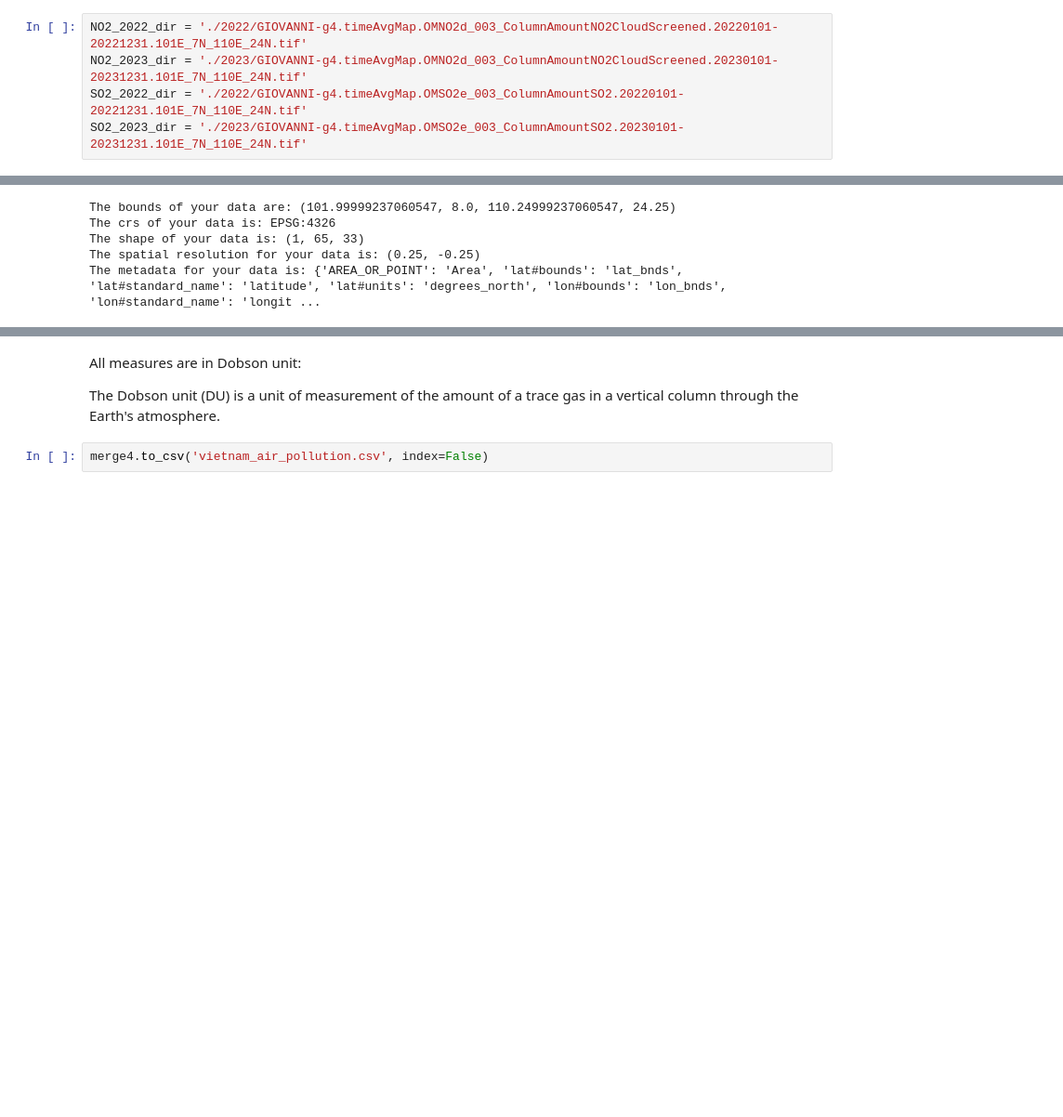
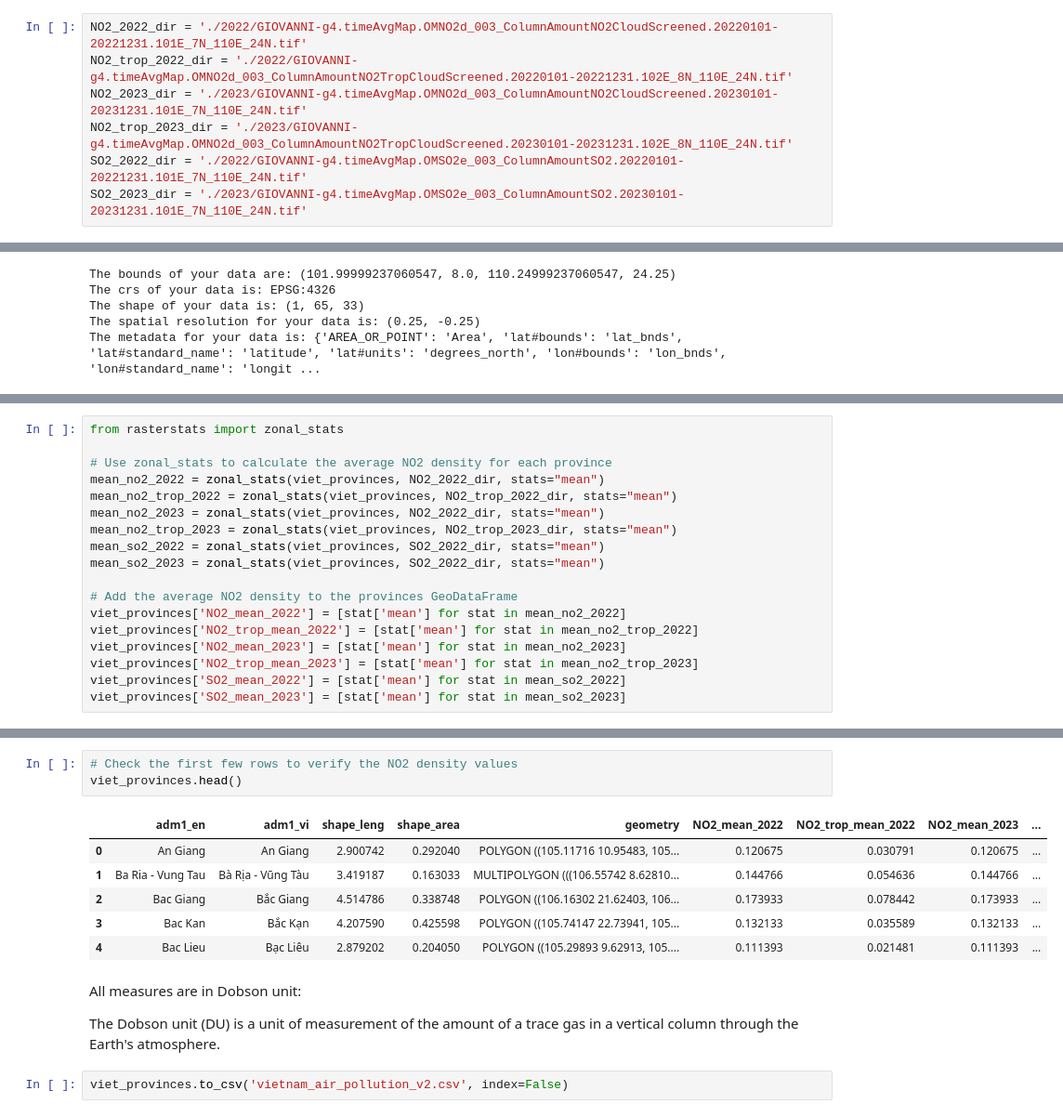
Before and after one commit to nickeubank/Vietnam_air_pollution, a Jupyter notebook: airpollution.ipynb, the cells around one changed output, grey strips where cells are left out. Shown at 93% size. Saved outputs shown, nothing was run; the diff lists cells and outputs as text; blank space fills up the shorter version.

```diff
--- a/airpollution.ipynb
+++ b/airpollution.ipynb
@@ -49,7 +49,9 @@ import rioxarray as rxr
 import earthpy as et
 # %%
 NO2_2022_dir = './2022/GIOVANNI-g4.timeAvgMap.OMNO2d_003_ColumnAmountNO2CloudScreened.20220101-20221231.101E_7N_110E_24N.tif'
+NO2_trop_2022_dir = './2022/GIOVANNI-g4.timeAvgMap.OMNO2d_003_ColumnAmountNO2TropCloudScreened.20220101-20221231.102E_8N_110E_24N.tif'
 NO2_2023_dir = './2023/GIOVANNI-g4.timeAvgMap.OMNO2d_003_ColumnAmountNO2CloudScreened.20230101-20231231.101E_7N_110E_24N.tif'
+NO2_trop_2023_dir = './2023/GIOVANNI-g4.timeAvgMap.OMNO2d_003_ColumnAmountNO2TropCloudScreened.20230101-20231231.102E_8N_110E_24N.tif'
 SO2_2022_dir = './2022/GIOVANNI-g4.timeAvgMap.OMSO2e_003_ColumnAmountSO2.20220101-20221231.101E_7N_110E_24N.tif'
 SO2_2023_dir = './2023/GIOVANNI-g4.timeAvgMap.OMSO2e_003_ColumnAmountSO2.20230101-20231231.101E_7N_110E_24N.tif'
 # %%
@@ -316,0 +160,18 @@ merge4
+# %%
+from rasterstats import zonal_stats
+
+# Use zonal_stats to calculate the average NO2 density for each province
+mean_no2_2022 = zonal_stats(viet_provinces, NO2_2022_dir, stats="mean")
+mean_no2_trop_2022 = zonal_stats(viet_provinces, NO2_trop_2022_dir, stats="mean")
+mean_no2_2023 = zonal_stats(viet_provinces, NO2_2022_dir, stats="mean")
+mean_no2_trop_2023 = zonal_stats(viet_provinces, NO2_trop_2023_dir, stats="mean")
+mean_so2_2022 = zonal_stats(viet_provinces, SO2_2022_dir, stats="mean")
+mean_so2_2023 = zonal_stats(viet_provinces, SO2_2022_dir, stats="mean")
+
+# Add the average NO2 density to the provinces GeoDataFrame
+viet_provinces['NO2_mean_2022'] = [stat['mean'] for stat in mean_no2_2022]
+viet_provinces['NO2_trop_mean_2022'] = [stat['mean'] for stat in mean_no2_trop_2022]
+viet_provinces['NO2_mean_2023'] = [stat['mean'] for stat in mean_no2_2023]
+viet_provinces['NO2_trop_mean_2023'] = [stat['mean'] for stat in mean_no2_trop_2023]
+viet_provinces['SO2_mean_2022'] = [stat['mean'] for stat in mean_so2_2022]
+viet_provinces['SO2_mean_2023'] = [stat['mean'] for stat in mean_so2_2023]
@@ -317,6 +196,16 @@ merge4
+# %%
+# Check the first few rows to verify the NO2 density values
+viet_provinces.head()
+# %% [output]
+|  | adm1_en | adm1_vi | shape_leng | shape_area | geometry | NO2_mean_2022 | NO2_trop_mean_2022 | NO2_mean_2023 | ... |
+| 0 | An Giang | An Giang | 2.900742 | 0.292040 | POLYGON ((105.11716 10.95483, 105... | 0.120675 | 0.030791 | 0.120675 | ... |
+| 1 | Ba Ria - Vung Tau | Bà Rịa - Vũng Tàu | 3.419187 | 0.163033 | MULTIPOLYGON (((106.55742 8.62810... | 0.144766 | 0.054636 | 0.144766 | ... |
+| 2 | Bac Giang | Bắc Giang | 4.514786 | 0.338748 | POLYGON ((106.16302 21.62403, 106... | 0.173933 | 0.078442 | 0.173933 | ... |
+| 3 | Bac Kan | Bắc Kạn | 4.207590 | 0.425598 | POLYGON ((105.74147 22.73941, 105... | 0.132133 | 0.035589 | 0.132133 | ... |
+| 4 | Bac Lieu | Bạc Liêu | 2.879202 | 0.204050 | POLYGON ((105.29893 9.62913, 105.... | 0.111393 | 0.021481 | 0.111393 | ... |
 # %% [markdown]
 All measures are in Dobson unit:
 
 The Dobson unit (DU) is a unit of measurement of the amount of a trace gas in a vertical column through the Earth's atmosphere.
 # %%
-merge4.to_csv('vietnam_air_pollution.csv', index=False)
+viet_provinces.to_csv('vietnam_air_pollution_v2.csv', index=False)
```
Also changed, not shown: parts of 23 cells of this notebook, 3 other files.
